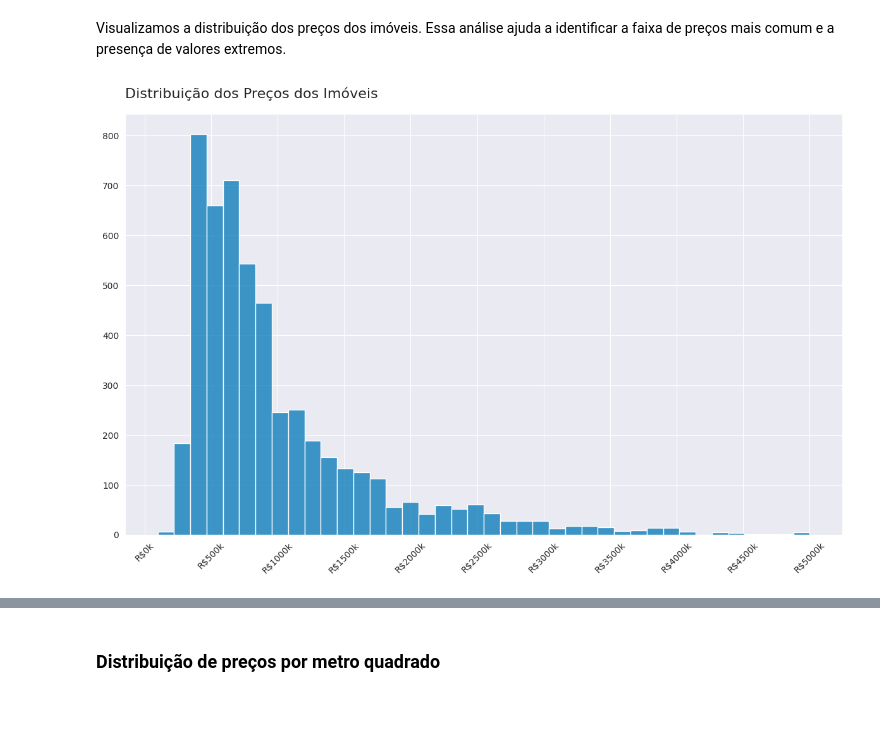
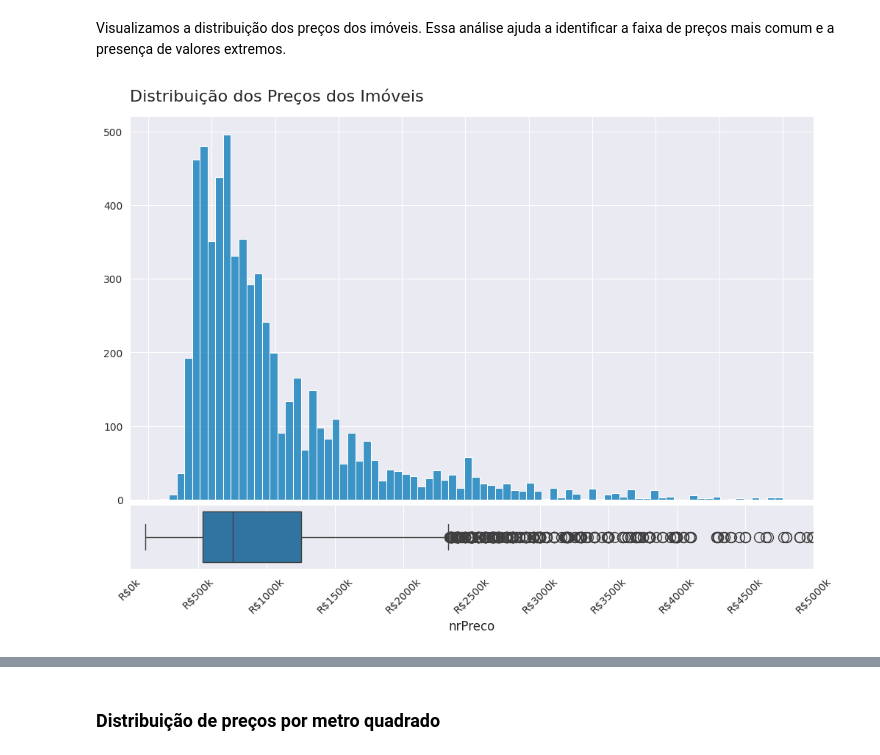
Before and after one commit to Mathsnts18/SantosApartmentPricing, a Jupyter notebook: notebooks/eda.ipynb, the cells around one changed output, grey strips where cells are left out. Saved outputs shown, nothing was run; the diff lists cells and outputs as text; code cells hidden in the pictures; blank space fills up the shorter version.

```diff
--- a/notebooks/eda.ipynb
+++ b/notebooks/eda.ipynb
@@ -199,16 +212,14 @@ df['nrArea(m2)'] = df['nrArea(m2)'].replace({11: 110})
 ### Codificação de variáveis categóricas
 # %% [markdown]
 Utilizamos o método `get_dummies()` para transformar variáveis categóricas em variáveis dummy. Essa transformação é necessária para que essas variáveis possam ser utilizadas em análises estatísticas e modelos de machine learning.
-# %%
-df.drop('dtCriacao', axis=1, inplace=True)
 # %%
-amenities_cat = df.iloc[:, 15:].columns
+amenities_cat = df.iloc[:, 14:].columns
 
 dummies_amenities = pd.get_dummies(
     df[amenities_cat], prefix='', prefix_sep='', drop_first=True, dtype=int
 )
 
-df = pd.concat([df.iloc[:, :15], dummies_amenities], axis=1)
+df = pd.concat([df.iloc[:, :14], dummies_amenities], axis=1)
 # %% [markdown]
 ### Feature Engineering
 # %% [markdown]
@@ -352,17 +363,28 @@ plt.show();
 Visualizamos a distribuição dos preços dos imóveis. Essa análise ajuda a identificar a faixa de preços mais comum e a presença de valores extremos.
 # %%
 plt.figure(figsize=(12, 8))
-sns.histplot(df, x='nrPreco', bins=40, binrange=(100000, 5000000), color=color)
+g = plt.GridSpec(2, 1, hspace=0.025, height_ratios=[6, 1])
+
+# Histograma
+plt.subplot(g[0])
+sns.histplot(df, x='nrPreco', bins=80, binrange=(100000, 5000000), color=color)
 
 xticks = np.arange(0, 5000001, 500000)
-plt.xticks(xticks, [f'R${x // 1000}k' for x in xticks], rotation=45)
 plt.xlabel('')
 plt.ylabel('')
+plt.xticks(ticks=xticks, labels=[])
 plt.title('Distribuição dos Preços dos Imóveis')
+
+# Boxplot
+plt.subplot(g[1])
+sns.boxplot(x=df["nrPreco"], )
+plt.xticks(xticks, [f'R${x // 1000}k' for x in xticks], rotation=45)
+plt.xlim(0, 5000000)
+
 plt.tight_layout()
 plt.show();
 # %% [output]
-[figure, old version]
+[figure, new version]
 # %%
 df['nrPreco'].describe().to_frame().T
 # %% [output]
```
Also changed, not shown: parts of 23 cells of this notebook.
